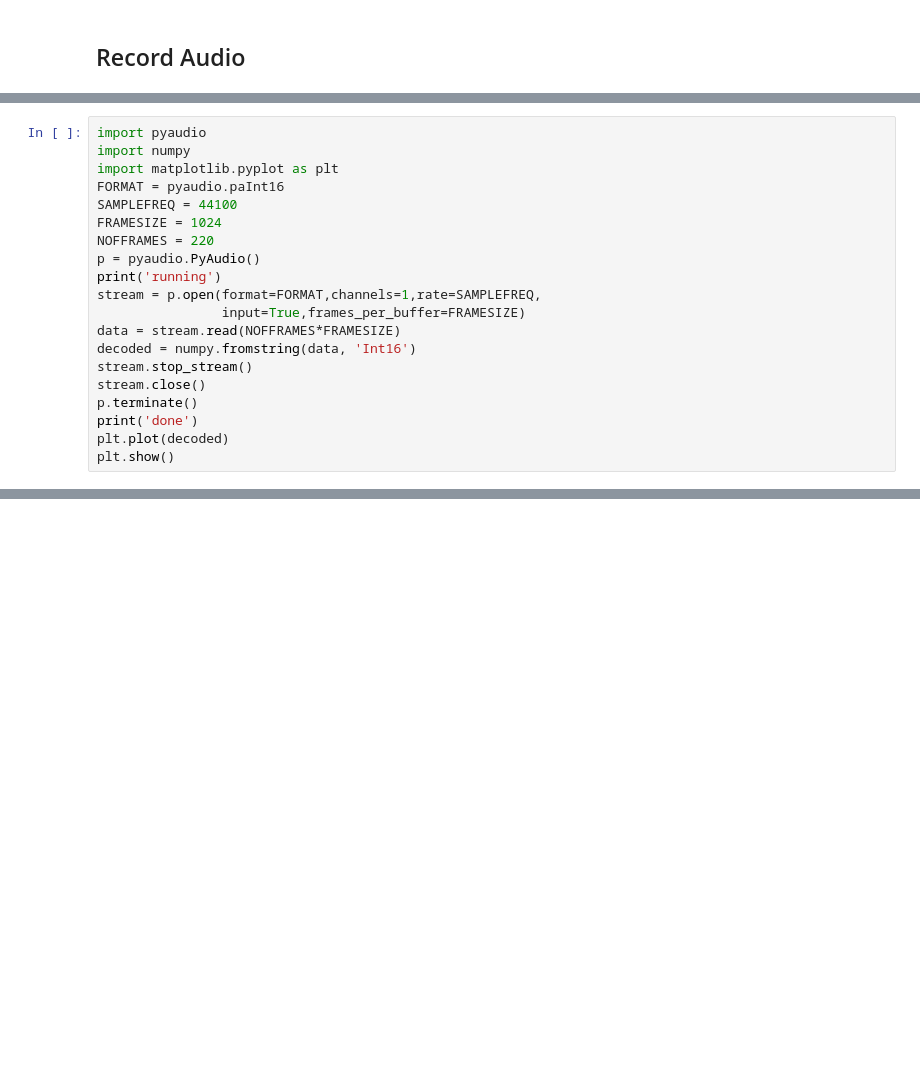
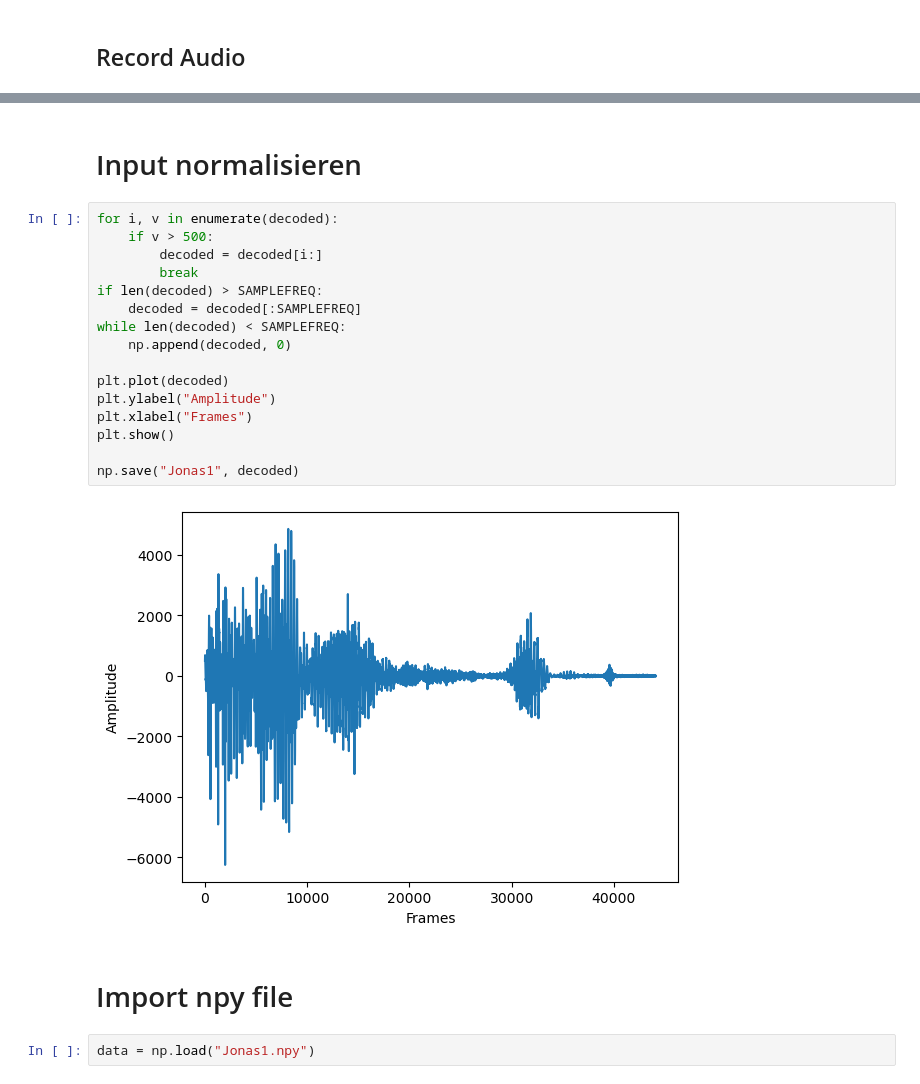
Before and after one commit to hannesbrugger/Signale-und-Systeme, a Jupyter notebook: Versuch4/versuch4.ipynb, the cells around one changed output, grey strips where cells are left out. Saved outputs shown, nothing was run; the diff lists cells and outputs as text; blank space fills up the shorter version.

```diff
--- a/Versuch4/versuch4.ipynb
+++ b/Versuch4/versuch4.ipynb
@@ -24,20 +27,0 @@ plt.show()
-# %%
-import pyaudio
-import numpy
-import matplotlib.pyplot as plt
-FORMAT = pyaudio.paInt16
-SAMPLEFREQ = 44100
-FRAMESIZE = 1024
-NOFFRAMES = 220
-p = pyaudio.PyAudio()
-print('running')
-stream = p.open(format=FORMAT,channels=1,rate=SAMPLEFREQ,
-                input=True,frames_per_buffer=FRAMESIZE)
-data = stream.read(NOFFRAMES*FRAMESIZE)
-decoded = numpy.fromstring(data, 'Int16')
-stream.stop_stream()
-stream.close()
-p.terminate()
-print('done')
-plt.plot(decoded)
-plt.show()
@@ -46,0 +28,24 @@ ImportError: dlopen(/Users/hannesbrugger/opt/anaconda3/lib/python3.9/site-packag
+# %% [markdown]
+# Input normalisieren
+# %%
+for i, v in enumerate(decoded):
+    if v > 500:
+        decoded = decoded[i:]
+        break
+if len(decoded) > SAMPLEFREQ:
+    decoded = decoded[:SAMPLEFREQ]
+while len(decoded) < SAMPLEFREQ:
+    np.append(decoded, 0)
+
+plt.plot(decoded)
+plt.ylabel("Amplitude")
+plt.xlabel("Frames")
+plt.show()
+
+np.save("Jonas1", decoded)
+# %% [output]
+[figure, added]
+# %% [markdown]
+# Import npy file
+# %%
+data = np.load("Jonas1.npy")
```
Also changed, not shown: parts of 7 cells of this notebook.
